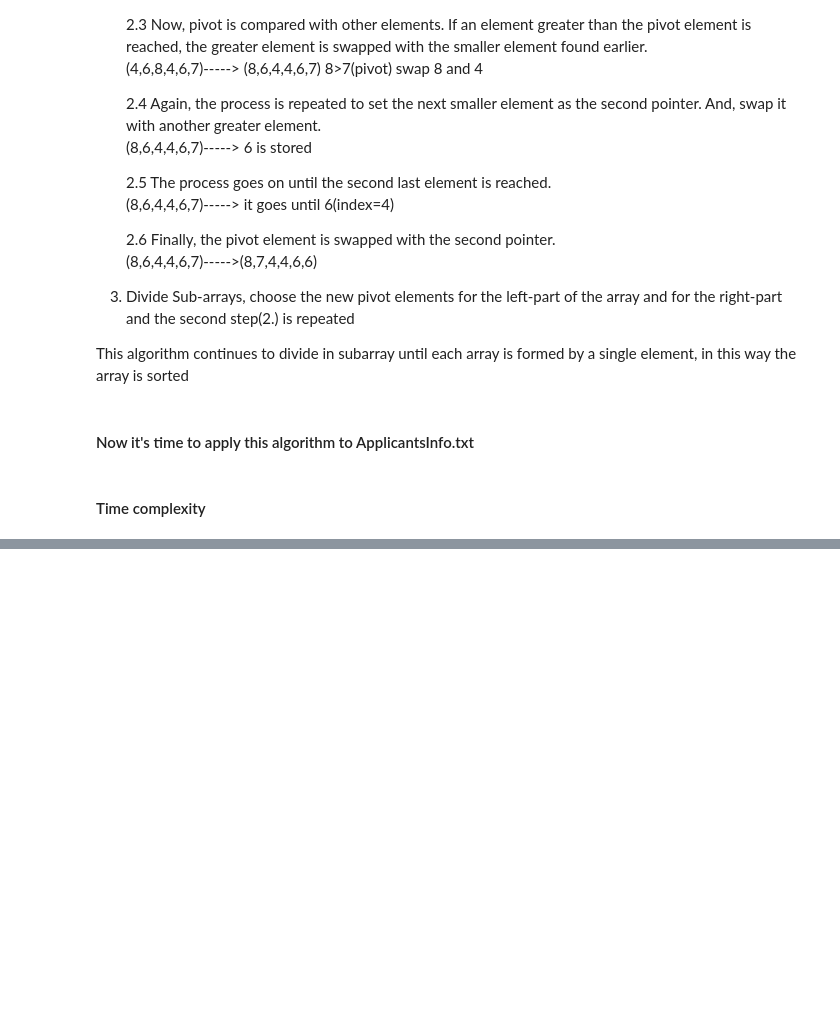
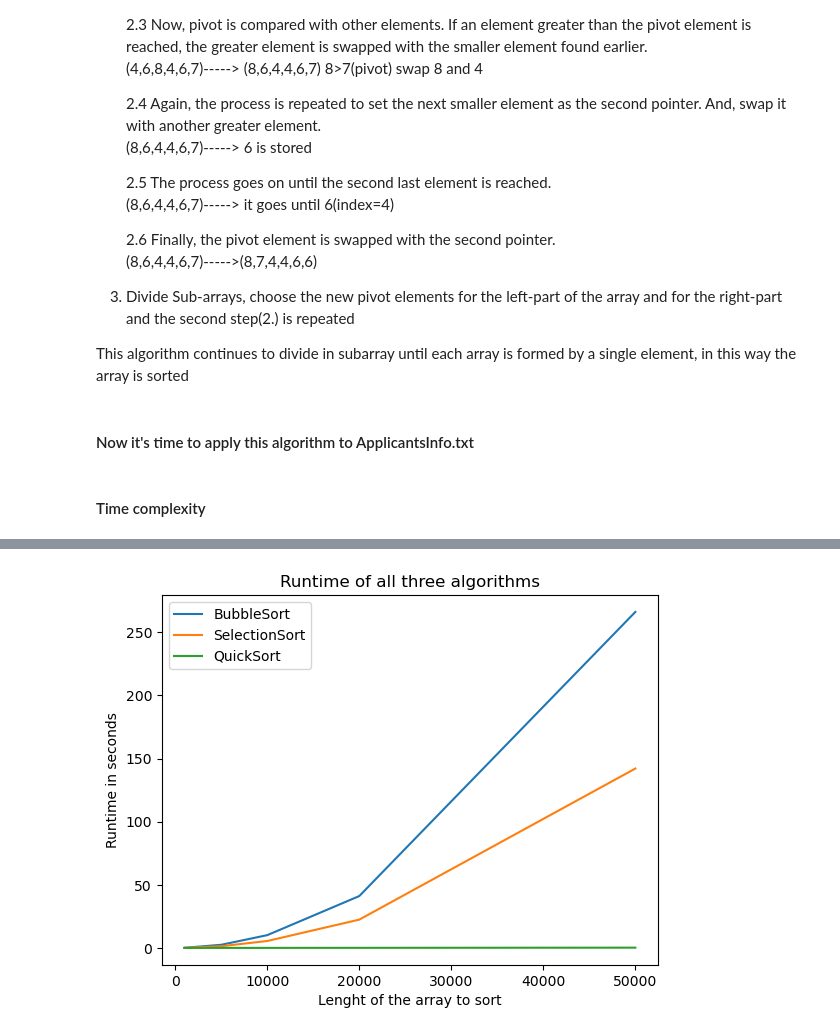
Before and after one commit to MattiaCastaldo/Homework-3, a Jupyter notebook: Theory.ipynb, the cells around one changed output, grey strips where cells are left out. Cells and saved outputs as stored; diff of their text form; code cells hidden in the pictures; blank space fills up the shorter version.

```diff
--- a/Theory.ipynb
+++ b/Theory.ipynb
@@ -96,11 +96,7 @@ def Bubble_Sort(N):
     final_time = end-start
     time=round(final_time,2)
     ### now I created a txt file where there all the names of the applicants and the average sorted by descending order
-    with open('RankingList_Selection_Sort.txt','w') as f:
-        for i in out:
-            a=i[0]+' '+str(i[1])
-            f.write(a)
-            f.write('\n')
+
 
     return time
 # %% [markdown]
@@ -388,0 +385,23 @@ quick_sort(init(50000),0,len(init(50000))-1) ##### Time needed to sort a list of
+# %%
+x=[1000,5000,10000,20000,50000]
+
+y_BubbleSort=[Bubble_Sort(1000),Bubble_Sort(5000),Bubble_Sort(10000),Bubble_Sort(20000),Bubble_Sort(50000)]
+
+y_SelectionSort=[Selection_Sort(1000),Selection_Sort(5000),Selection_Sort(10000),Selection_Sort(20000),Selection_Sort(50000)]
+
+y_QuickSort=[Quick_Sort(init(1000),0,len(init(1000))-1),
+  Quick_Sort(init(5000),0,len(init(5000))-1),
+  Quick_Sort(init(10000),0,len(init(10000))-1),
+  Quick_Sort(init(20000),0,len(init(20000))-1),
+  Quick_Sort(init(50000),0,len(init(50000))-1)]
+# %%
+plt.plot(x,y_BubbleSort,label='BubbleSort')
+plt.plot(x,y_SelectionSort,label='SelectionSort')
+plt.plot(x,y_QuickSort,label='QuickSort')
+plt.xlabel('Lenght of the array to sort')
+plt.ylabel('Runtime in seconds')
+plt.title('Runtime of all three algorithms')
+plt.legend()
+plt.show()
+# %% [output]
+[figure, added]
```
Also changed, not shown: parts of 4 cells of this notebook.
